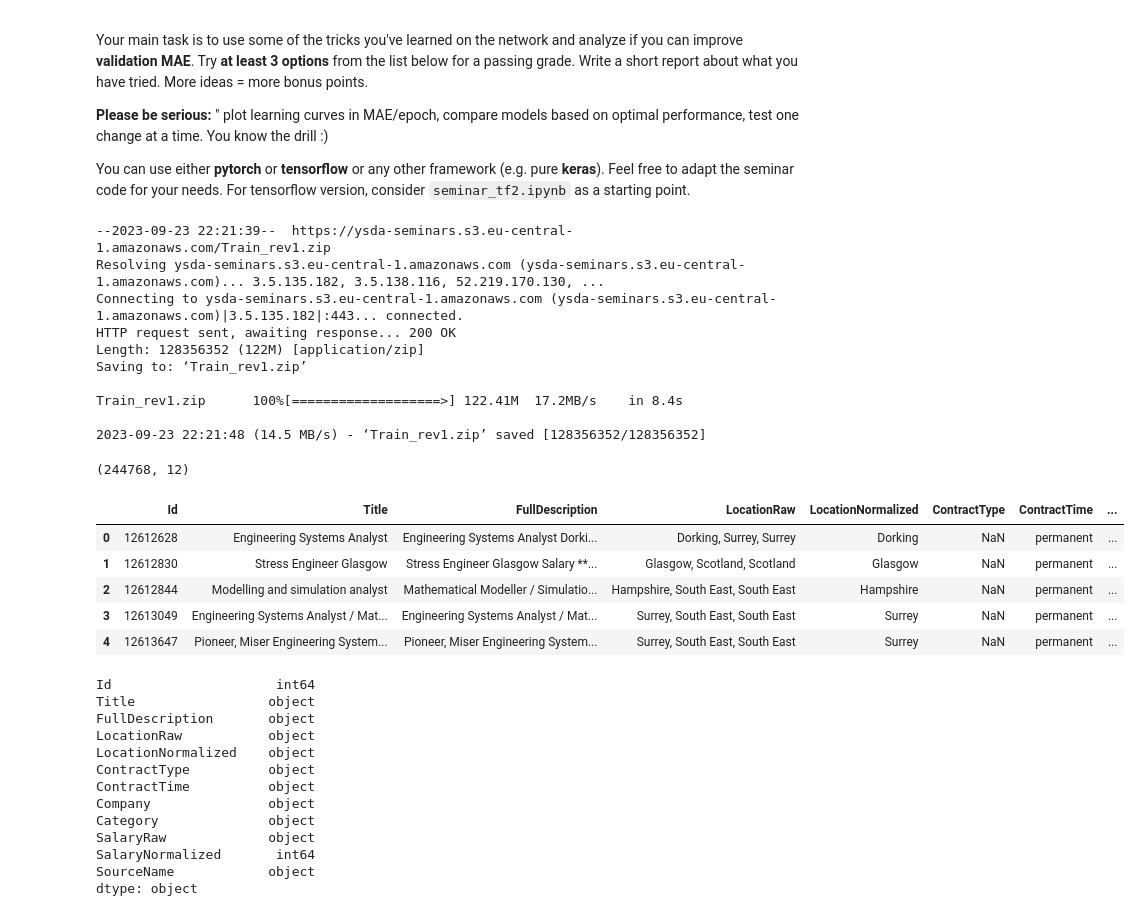
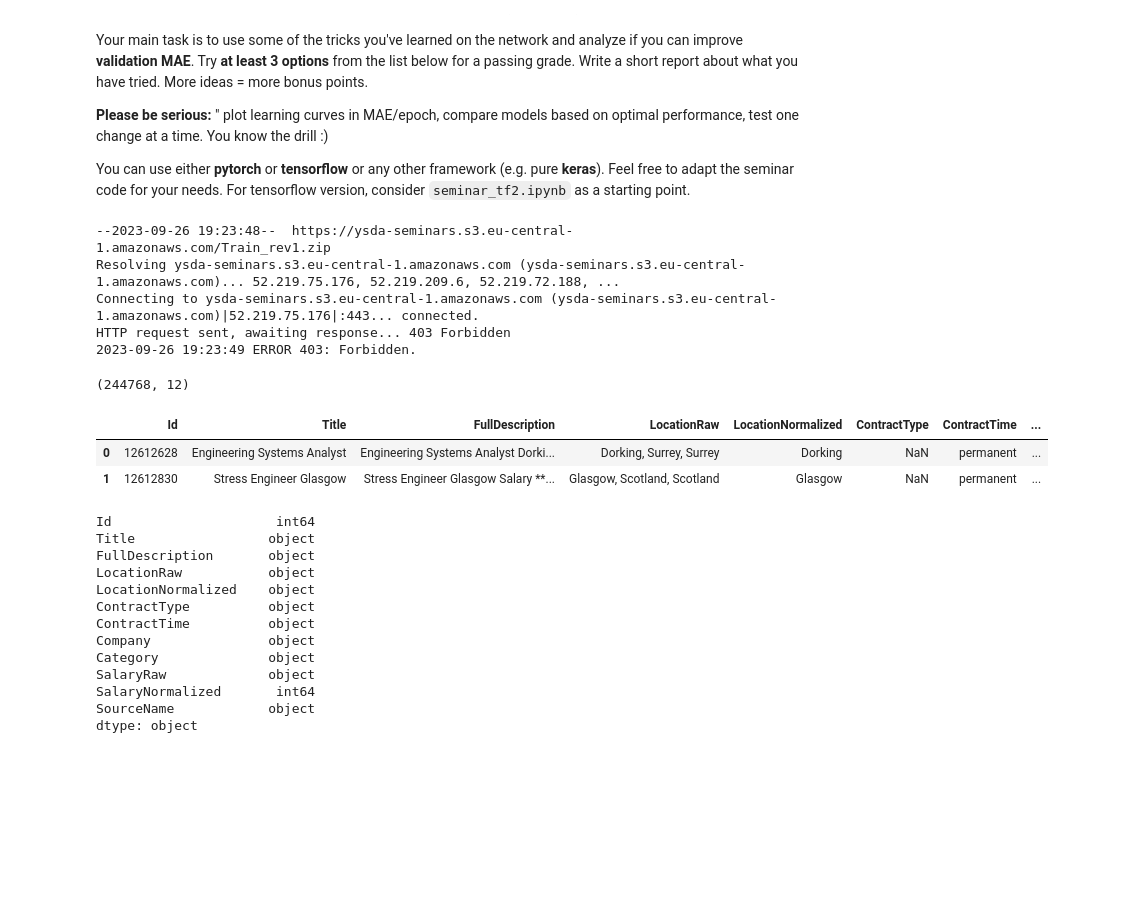
Before and after one commit to avoytkiv/azml_predict_salary_nlp, a Jupyter notebook: notebooks/predict_salary.ipynb, the cells around one changed output. Saved outputs shown, nothing was run; the diff lists cells and outputs as text; code cells hidden in the pictures; blank space fills up the shorter version.

```diff
--- a/notebooks/predict_salary.ipynb
+++ b/notebooks/predict_salary.ipynb
@@ -14,29 +14,21 @@ import matplotlib.pyplot as plt
 # %%
 # Download data
 !wget https://ysda-seminars.s3.eu-central-1.amazonaws.com/Train_rev1.zip
-data = pd.read_csv("./Train_rev1.zip", compression='zip', index_col=None)
+data = pd.read_csv("../data/Train_rev1.zip", compression='zip', index_col=None)
 data.shape
 # %% [output]
---2023-09-23 22:21:39--  https://ysda-seminars.s3.eu-central-1.amazonaws.com/Train_rev1.zip
-Resolving ysda-seminars.s3.eu-central-1.amazonaws.com (ysda-seminars.s3.eu-central-1.amazonaws.com)... 3.5.135.182, 3.5.138.116, 52.219.170.130, ...
-Connecting to ysda-seminars.s3.eu-central-1.amazonaws.com (ysda-seminars.s3.eu-central-1.amazonaws.com)|3.5.135.182|:443... connected.
-HTTP request sent, awaiting response... 200 OK
-Length: 128356352 (122M) [application/zip]
-Saving to: ‘Train_rev1.zip’
-
-Train_rev1.zip      100%[===================>] 122.41M  17.2MB/s    in 8.4s
-
-2023-09-23 22:21:48 (14.5 MB/s) - ‘Train_rev1.zip’ saved [128356352/128356352]
+--2023-09-26 19:23:48--  https://ysda-seminars.s3.eu-central-1.amazonaws.com/Train_rev1.zip
+Resolving ysda-seminars.s3.eu-central-1.amazonaws.com (ysda-seminars.s3.eu-central-1.amazonaws.com)... 52.219.75.176, 52.219.209.6, 52.219.72.188, ...
+Connecting to ysda-seminars.s3.eu-central-1.amazonaws.com (ysda-seminars.s3.eu-central-1.amazonaws.com)|52.219.75.176|:443... connected.
+HTTP request sent, awaiting response... 403 Forbidden
+2023-09-26 19:23:49 ERROR 403: Forbidden.
 (244768, 12)
 # %%
-data.head()
+data.head(2)
 # %% [output]
 |  | Id | Title | FullDescription | LocationRaw | LocationNormalized | ContractType | ContractTime | ... |
 | 0 | 12612628 | Engineering Systems Analyst | Engineering Systems Analyst Dorki... | Dorking, Surrey, Surrey | Dorking | NaN | permanent | ... |
 | 1 | 12612830 | Stress Engineer Glasgow | Stress Engineer Glasgow Salary **... | Glasgow, Scotland, Scotland | Glasgow | NaN | permanent | ... |
-| 2 | 12612844 | Modelling and simulation analyst | Mathematical Modeller / Simulatio... | Hampshire, South East, South East | Hampshire | NaN | permanent | ... |
-| 3 | 12613049 | Engineering Systems Analyst / Mat... | Engineering Systems Analyst / Mat... | Surrey, South East, South East | Surrey | NaN | permanent | ... |
-| 4 | 12613647 | Pioneer, Miser Engineering System... | Pioneer, Miser Engineering System... | Surrey, South East, South East | Surrey | NaN | permanent | ... |
 # %%
 # Types of columns
 data.dtypes
```
Also changed, not shown: parts of 7 cells of this notebook, 3 other files.
